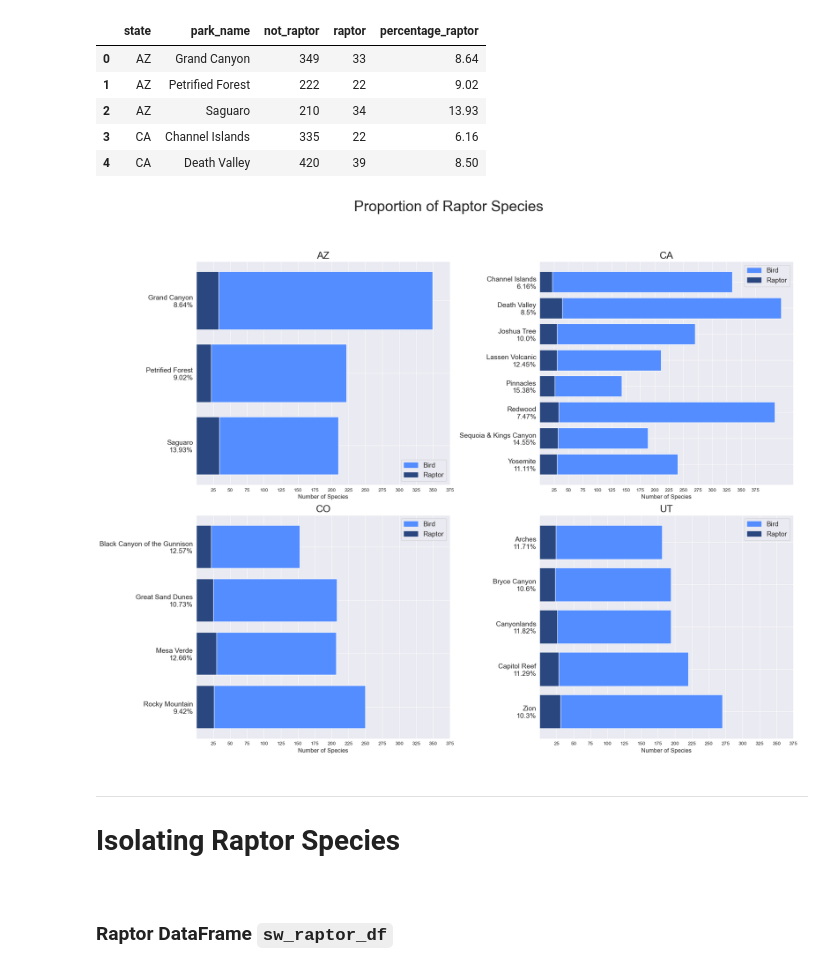
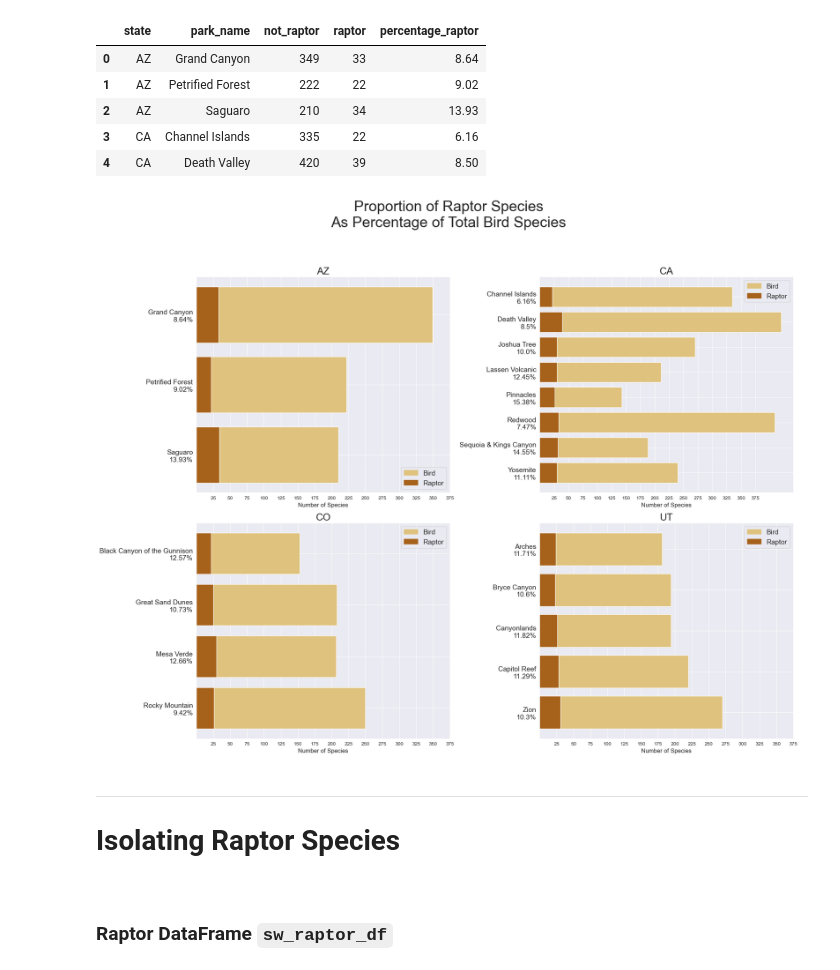
Before and after one commit to pineapple-bois/Biodiversity-In-National-Parks-Real-World, a Jupyter notebook: analysis.ipynb, the cells around one changed output. Saved outputs shown, nothing was run; the diff lists cells and outputs as text; code cells hidden in the pictures.

Commit message:
Colour change

```diff
--- a/analysis.ipynb
+++ b/analysis.ipynb
@@ -534,34 +534,33 @@ parks_prey_counts.head()
 # %%
 # Plotting only states with more than 2 National Parks.
 # Defining a new states_list with above criteria
-colours = {'Bird': '#548DFF', 'Raptor': '#2A4780'}
+colours = {'Bird': '#dfc27d', 'Raptor': '#a6611a'}
 handles = [mpatches.Patch(color=colour, label=label) for label, colour in colours.items()]
 
 plt.figure(figsize=(20,15))
-plt.suptitle('Proportion of Raptor Species', fontsize=30, y=1.05)
+plt.suptitle('Proportion of Raptor Species\nAs Percentage of Total Bird Species', fontsize=30, y=1.05)
 for i, state in enumerate(states_list_short):
     data = pd.DataFrame(parks_prey_counts[parks_prey_counts['state'] == state])
     age_protected = data['percentage_raptor'].values
     plt.subplot(2,2,(i+1))
     plt.title(state, fontsize=20)
-    plt.barh(y=data.park_name, width=data.not_raptor, color='#548DFF')
-    plt.barh(y=data.park_name, width=data.raptor, color='#2A4780')
-    #plt.yticks(rotation=0, fontsize=14)
+    plt.barh(y=data.park_name, width=data.not_raptor, color=colours['Bird'])
+    plt.barh(y=data.park_name, width=data.raptor, color=colours['Raptor'])
     plt.yticks(np.arange(len(data)),
                [f'{park}\n{age}%'
                 for park, age in zip(data.park_name, age_protected)],
                rotation=0, fontsize=14)
     plt.xticks(np.arange(25,400,25))
     plt.xlabel('Number of Species', fontsize=12)
     plt.legend(handles=handles, fontsize=14)
     plt.gca().invert_yaxis()
     plt.grid(True)
 
 plt.subplots_adjust(top=0.5)
 plt.tight_layout()
 plt.show()
 # %% [output]
-[figure, old version]
+[figure, new version]
 # %% [markdown]
 ----
 # Isolating Raptor Species
```
